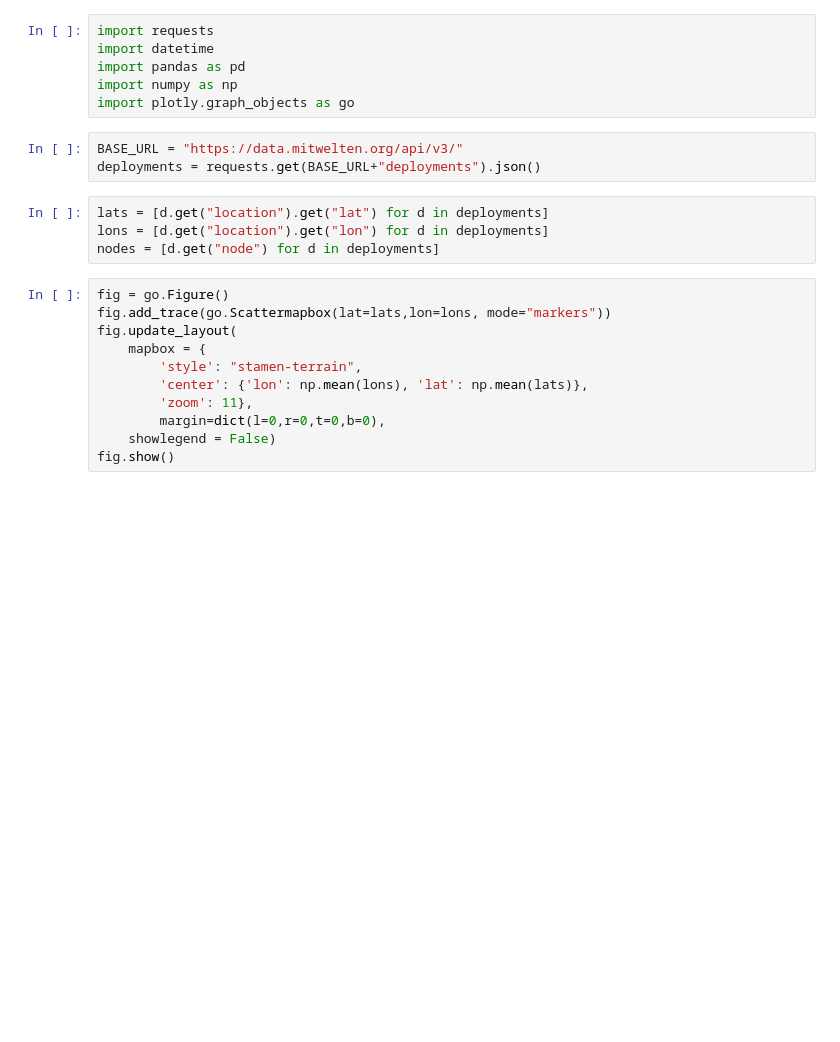
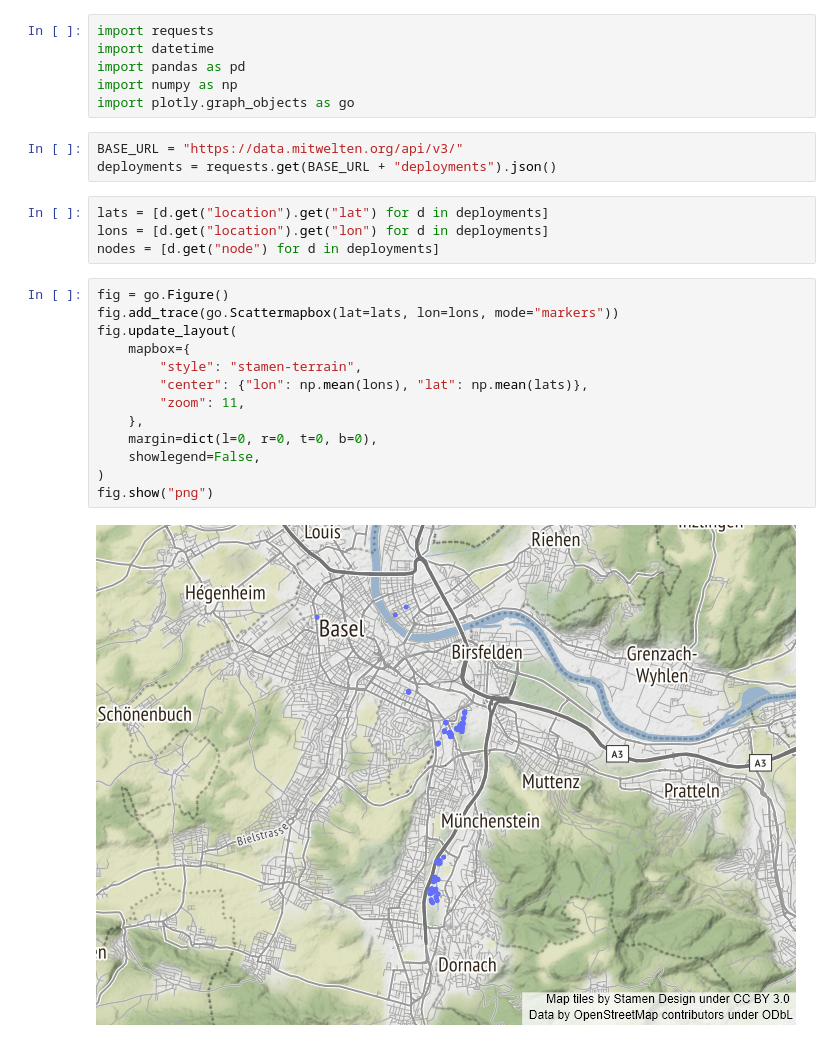
Before and after one commit to mitwelten/mitwelten-explore-data-management, a Jupyter notebook: api-usage/python/deployments.ipynb, the cells around one changed output. Saved outputs shown, nothing was run; the diff lists cells and outputs as text; blank space fills up the shorter version.

```diff
--- a/api-usage/python/deployments.ipynb
+++ b/api-usage/python/deployments.ipynb
@@ -6,19 +6,23 @@ import numpy as np
 import plotly.graph_objects as go
 # %%
 BASE_URL = "https://data.mitwelten.org/api/v3/"
-deployments = requests.get(BASE_URL+"deployments").json()
+deployments = requests.get(BASE_URL + "deployments").json()
 # %%
 lats = [d.get("location").get("lat") for d in deployments]
 lons = [d.get("location").get("lon") for d in deployments]
 nodes = [d.get("node") for d in deployments]
 # %%
 fig = go.Figure()
-fig.add_trace(go.Scattermapbox(lat=lats,lon=lons, mode="markers"))
+fig.add_trace(go.Scattermapbox(lat=lats, lon=lons, mode="markers"))
 fig.update_layout(
-    mapbox = {
-        'style': "stamen-terrain",
-        'center': {'lon': np.mean(lons), 'lat': np.mean(lats)},
-        'zoom': 11},
-        margin=dict(l=0,r=0,t=0,b=0),
-    showlegend = False)
-fig.show()
+    mapbox={
+        "style": "stamen-terrain",
+        "center": {"lon": np.mean(lons), "lat": np.mean(lats)},
+        "zoom": 11,
+    },
+    margin=dict(l=0, r=0, t=0, b=0),
+    showlegend=False,
+)
+fig.show("png")
+# %% [output]
+[figure, added]
```
